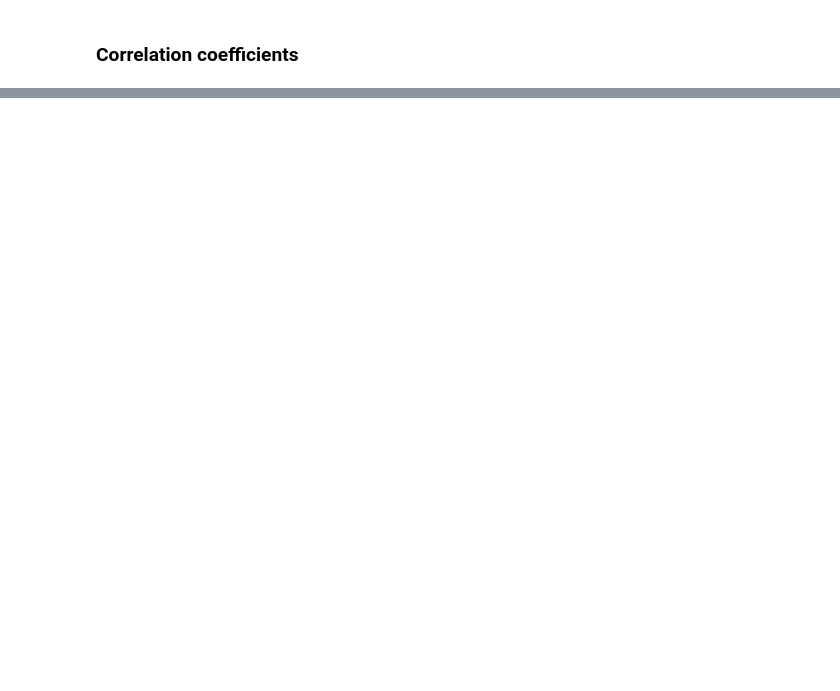
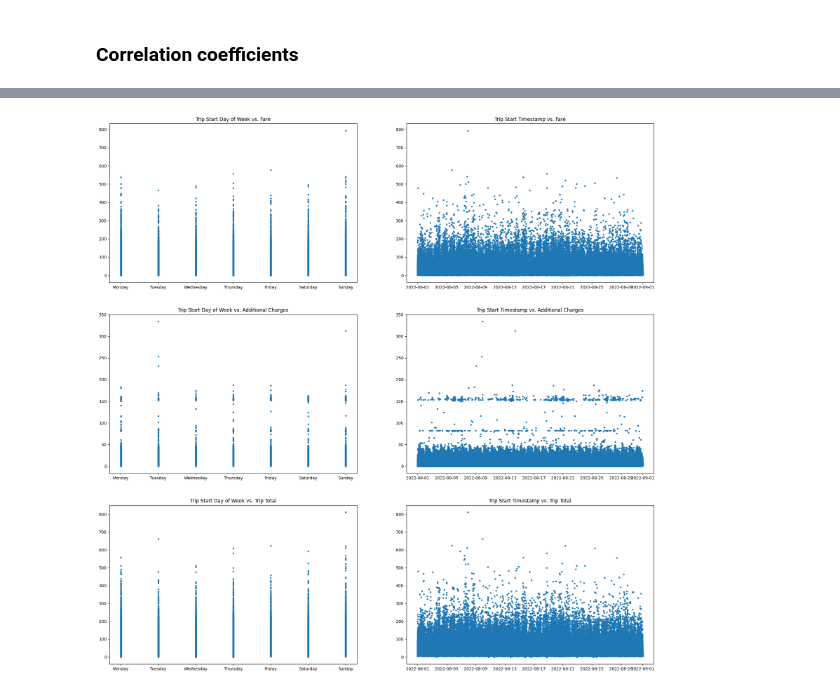
Before and after one commit to roy-kim-33/DataScienePipeline-Project, a Jupyter notebook: project_eda.ipynb, the cells around one changed output, grey strips where cells are left out. Drawn from its saved outputs; the diff is of its cells as text; code cells hidden in the pictures; blank space fills up the shorter version.

```diff
--- a/project_eda.ipynb
+++ b/project_eda.ipynb
@@ -80,0 +195,3 @@ da.corr()
+# %%
+d1 = clean_df.loc[:, ['Fare', 'Additional Charges', 'Trip Total', 'Trip Start Day of Week', 'Trip Start Timestamp']]
+d1
@@ -80,0 +212,11 @@ da.corr()
+# %%
+f, a = plt.subplots(3, 2, figsize=(24,24))
+m = ['Fare', 'Additional Charges', 'Trip Total']
+t = ['Trip Start Day of Week', 'Trip Start Timestamp']
+for i in range(len(m)):
+    for j in range(len(t)):
+        a[i, j].scatter(d1[t[j]], d1[m[i]], marker='.')
+        a[i, j].set_title(f'{t[j]} vs. {m[i]}')
+# average by day of week and examine in zoom
+# %% [output]
+[figure, added]
```
Also changed, not shown: parts of 19 cells of this notebook, 2 other files.
